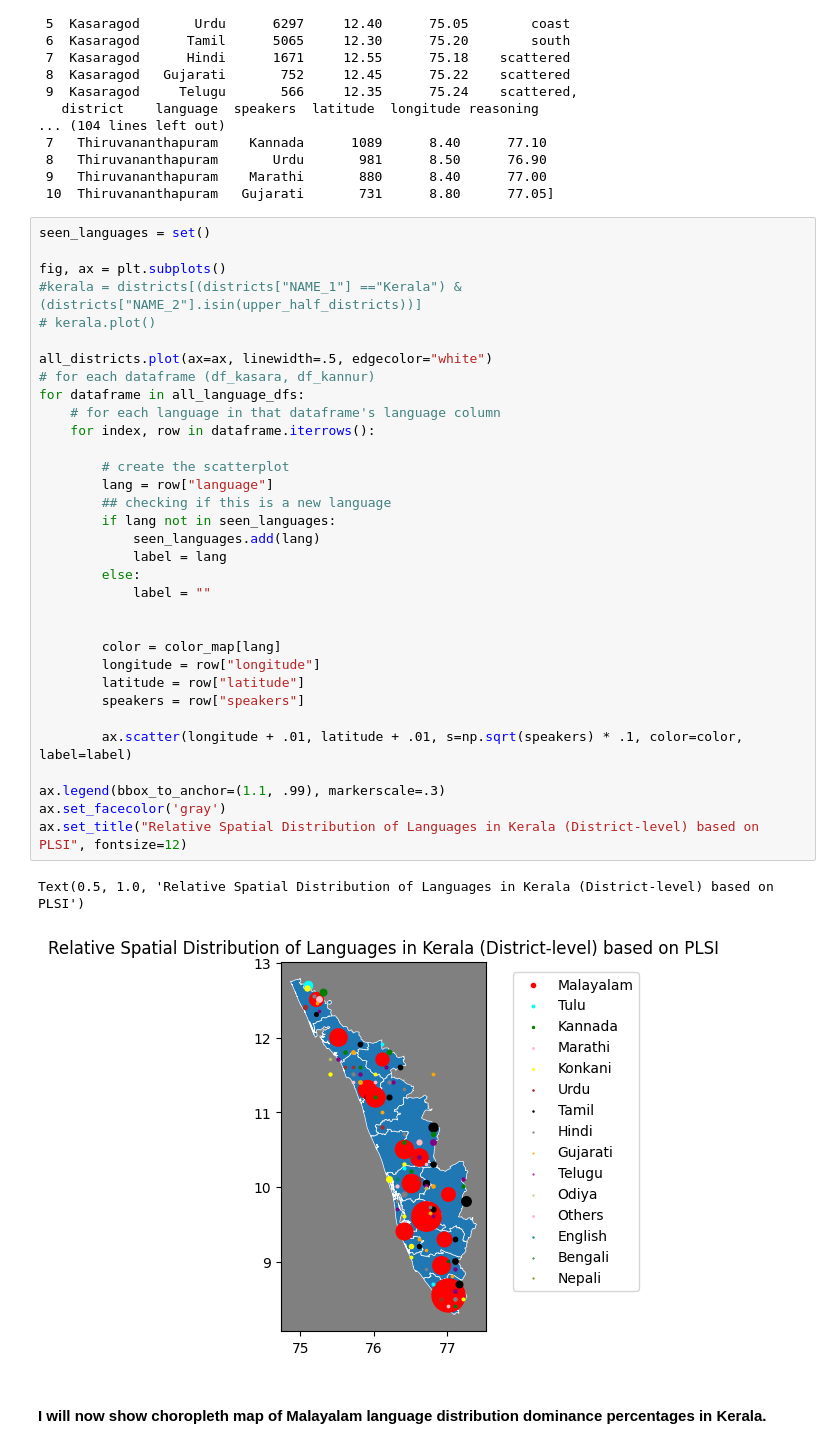
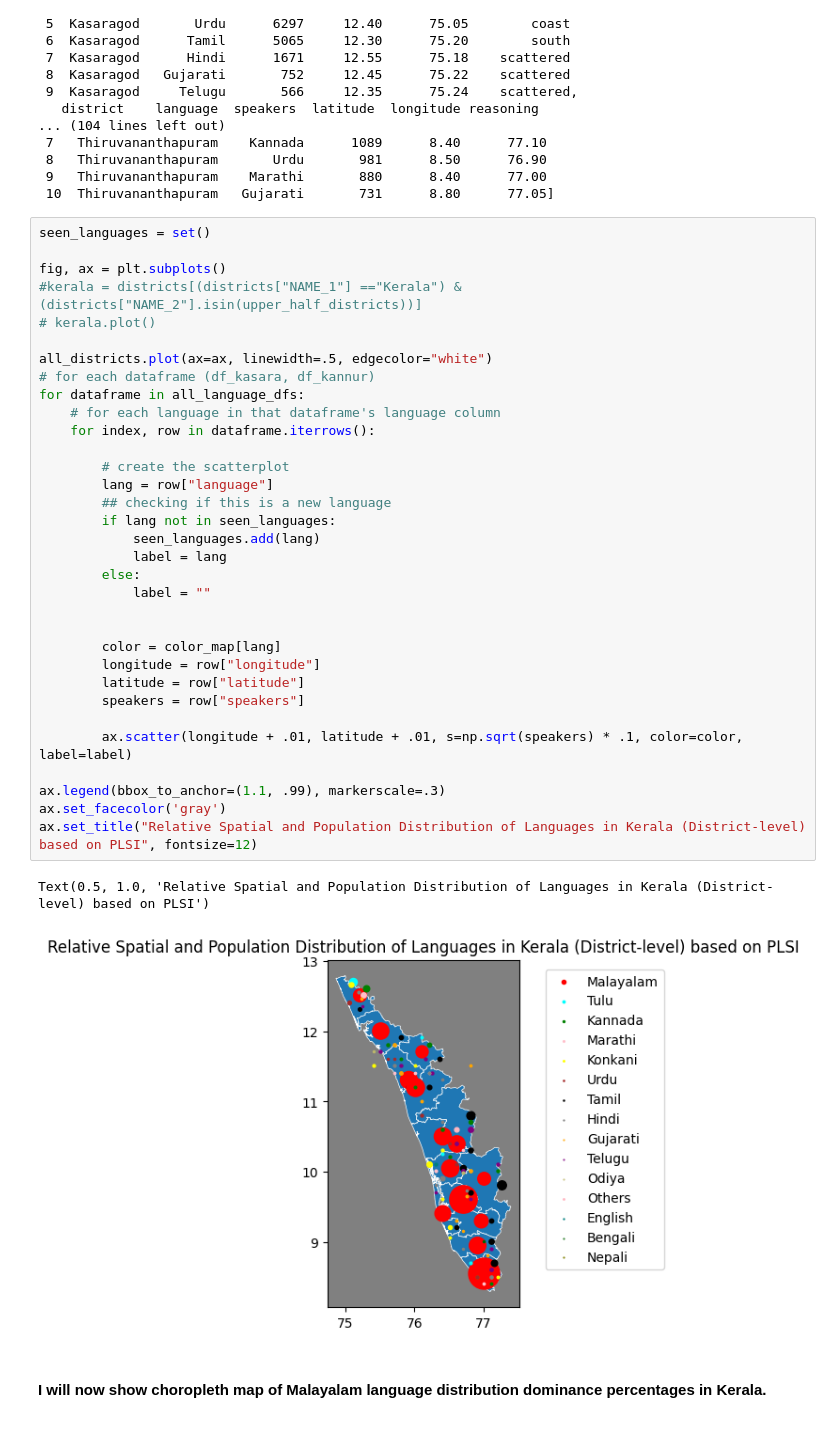
Before and after one commit to squishridyvi/Geographical-Distribution-Mapping-of-Dravidian-Languages-, a Jupyter notebook: Geographical Distribution of Dravidian Languages.ipynb, the cells around one changed output. Cells and saved outputs as stored; diff of their text form.

```diff
--- a/Geographical Distribution of Dravidian Languages.ipynb
+++ b/Geographical Distribution of Dravidian Languages.ipynb
@@ -1167,35 +1167,35 @@ seen_languages = set()
 fig, ax = plt.subplots()
 #kerala = districts[(districts["NAME_1"] =="Kerala") & (districts["NAME_2"].isin(upper_half_districts))]
 # kerala.plot()
 
 all_districts.plot(ax=ax, linewidth=.5, edgecolor="white")
 # for each dataframe (df_kasara, df_kannur)
 for dataframe in all_language_dfs:
     # for each language in that dataframe's language column
     for index, row in dataframe.iterrows():
 
         # create the scatterplot
         lang = row["language"]
         ## checking if this is a new language
         if lang not in seen_languages:
             seen_languages.add(lang)
             label = lang
         else:
             label = ""
 
 
         color = color_map[lang]
         longitude = row["longitude"]
         latitude = row["latitude"]
         speakers = row["speakers"]
 
         ax.scatter(longitude + .01, latitude + .01, s=np.sqrt(speakers) * .1, color=color, label=label)
 
 ax.legend(bbox_to_anchor=(1.1, .99), markerscale=.3)
 ax.set_facecolor('gray')
-ax.set_title("Relative Spatial Distribution of Languages in Kerala (District-level) based on PLSI", fontsize=12)
+ax.set_title("Relative Spatial and Population Distribution of Languages in Kerala (District-level) based on PLSI", fontsize=12)
 # %% [output]
-Text(0.5, 1.0, 'Relative Spatial Distribution of Languages in Kerala (District-level) based on PLSI')
+Text(0.5, 1.0, 'Relative Spatial and Population Distribution of Languages in Kerala (District-level) based on PLSI')
-[figure, old version]
+[figure, new version]
 # %% [markdown]
 #### I will now show choropleth map of Malayalam language distribution dominance percentages in Kerala.
```
Also changed, not shown: parts of 8 cells of this notebook.
